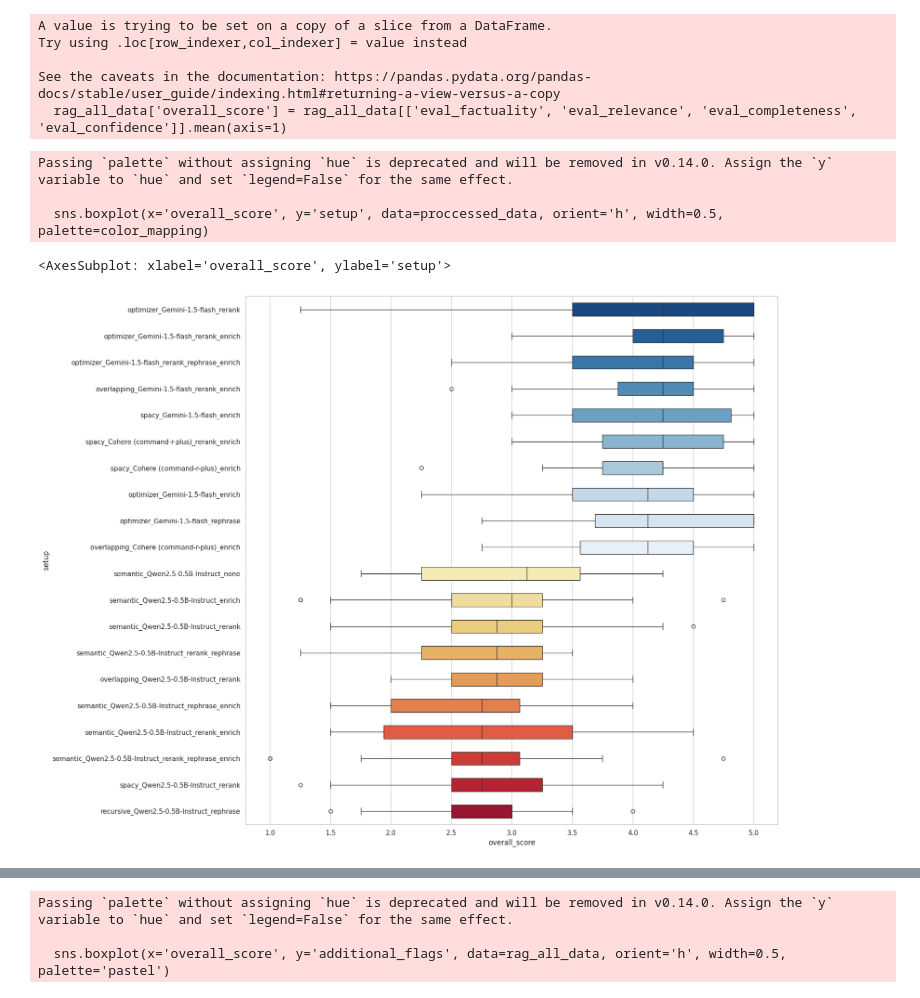
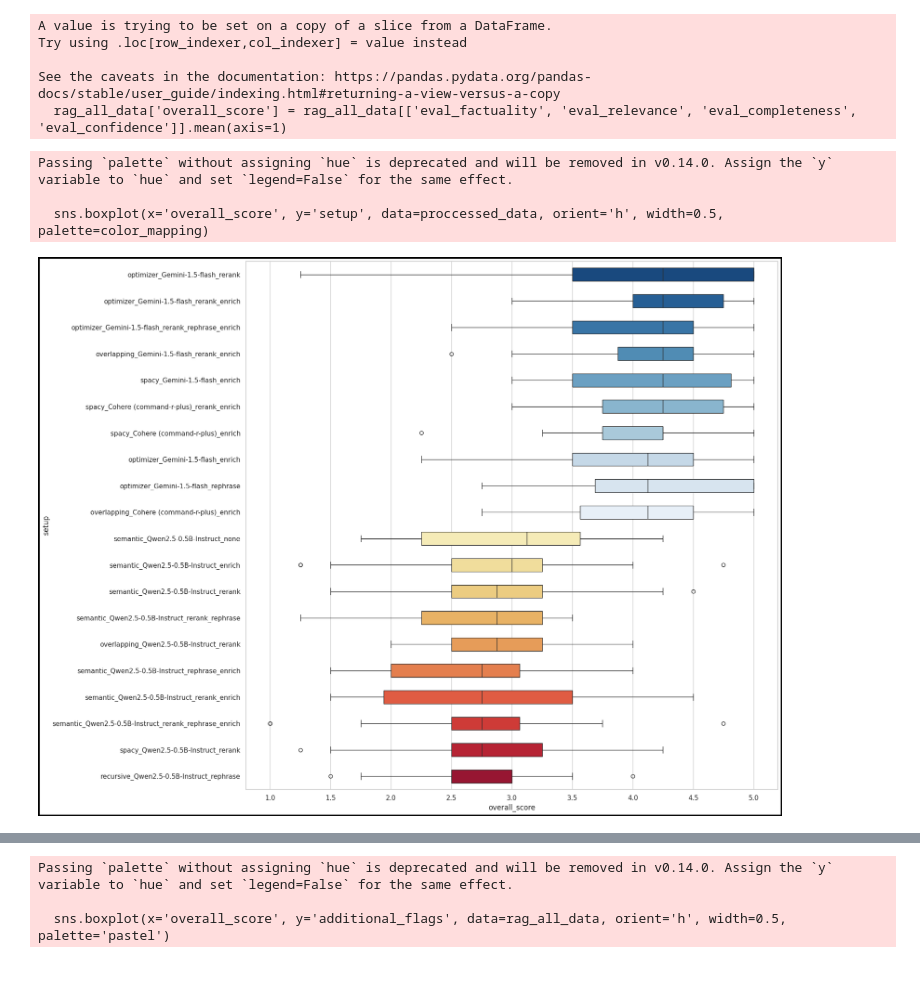
Before and after one commit to shachafha/Terms-and-Services-RAG, a Jupyter notebook: analyse_results.ipynb, the cells around one changed output, grey strips where cells are left out. Saved outputs shown, nothing was run; the diff lists cells and outputs as text; code cells hidden in the pictures.

```diff
--- a/analyse_results.ipynb
+++ b/analyse_results.ipynb
@@ -131,14 +131,16 @@ Try using .loc[row_indexer,col_indexer] = value instead
 See the caveats in the documentation: https://pandas.pydata.org/pandas-docs/stable/user_guide/indexing.html#returning-a-view-versus-a-copy
   rag_all_data['overall_score'] = rag_all_data[['eval_factuality', 'eval_relevance', 'eval_completeness', 'eval_confidence']].mean(axis=1)
 # %%
-plt.figure(figsize=(16, 16))
+fig = plt.figure(figsize=(16, 16))
+fig.patch.set_edgecolor('black')
+fig.patch.set_linewidth(5)
 sns.boxplot(x='overall_score', y='setup', data=proccessed_data, orient='h', width=0.5, palette=color_mapping)
+plt.show()
 # %% [output]
 Passing `palette` without assigning `hue` is deprecated and will be removed in v0.14.0. Assign the `y` variable to `hue` and set `legend=False` for the same effect.
 
   sns.boxplot(x='overall_score', y='setup', data=proccessed_data, orient='h', width=0.5, palette=color_mapping)
-<AxesSubplot: xlabel='overall_score', ylabel='setup'>
-[figure, old version]
+[figure, new version]
 # %%
 data_without_optimizer = all_data[~all_data['optimizer']]
 data_without_optimizer['overall_score'] = data_without_optimizer[['eval_factuality', 'eval_relevance', 'eval_completeness', 'eval_confidence']].mean(axis=1)
```
Also changed, not shown: parts of 9 cells of this notebook.
